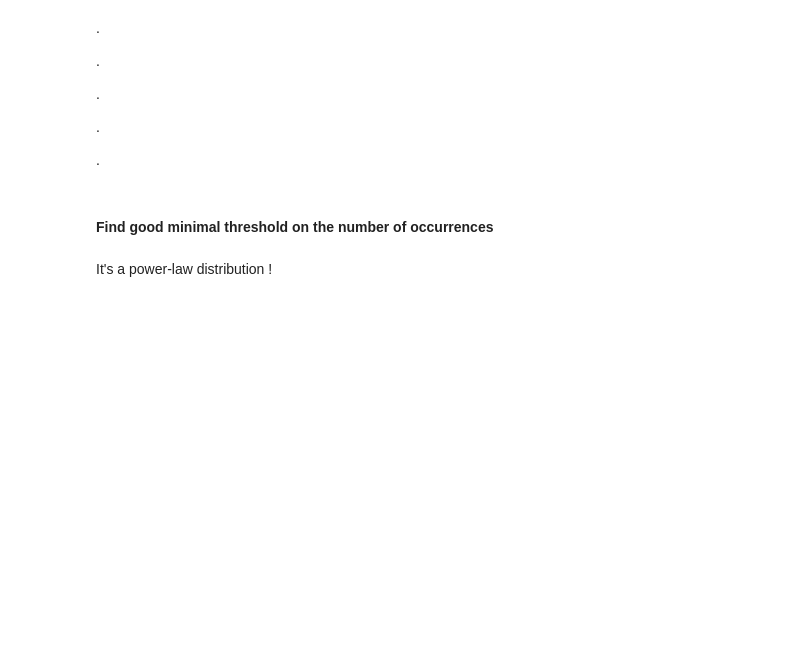
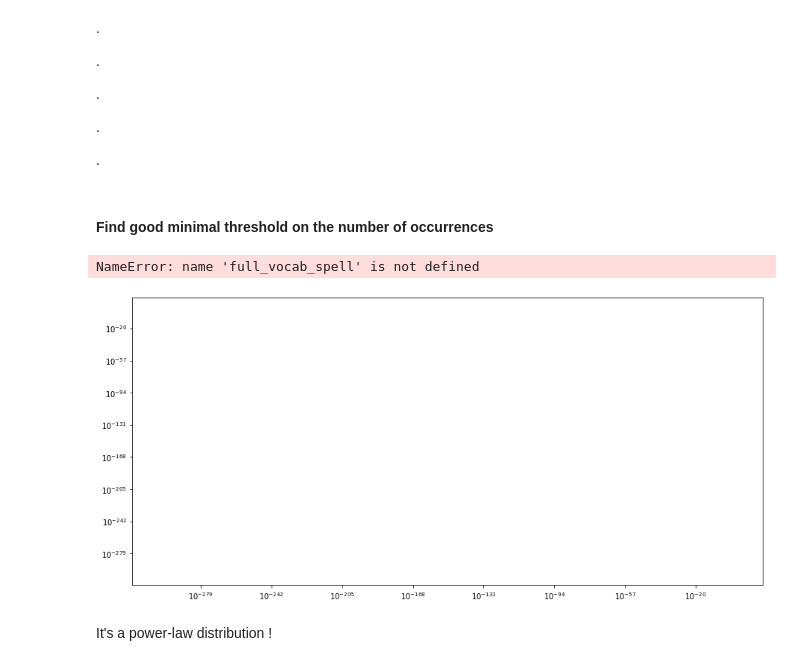
Before and after one commit to Krysis789/MLproject2, a Jupyter notebook: full_pipeline.ipynb, the cells around one changed output. Saved outputs shown, nothing was run; the diff lists cells and outputs as text; code cells hidden in the pictures; blank space fills up the shorter version.

```diff
--- a/full_pipeline.ipynb
+++ b/full_pipeline.ipynb
@@ -227,12 +270,16 @@ plt.show()
 # %%
 plt.subplots(figsize=(15,7))
 plt.yscale("log")
 plt.xscale("log")
 plt.hist(full_vocab_spell["number occ"],bins=2**(np.arange(0,24)))
 plt.xlabel("Number of occurence")
 plt.ylabel("Number of word")
 plt.title("Histogram of the number of occurences of all different words in the whole dataset")
+plt.fig_save("Plot/threshold_build_vocab_fig2.png")
 plt.show()
+# %% [output]
+NameError: name 'full_vocab_spell' is not defined
+[figure, added]
 # %% [markdown]
 It's a power-law distribution !
 # %%
```
Also changed, not shown: parts of 7 cells of this notebook.
